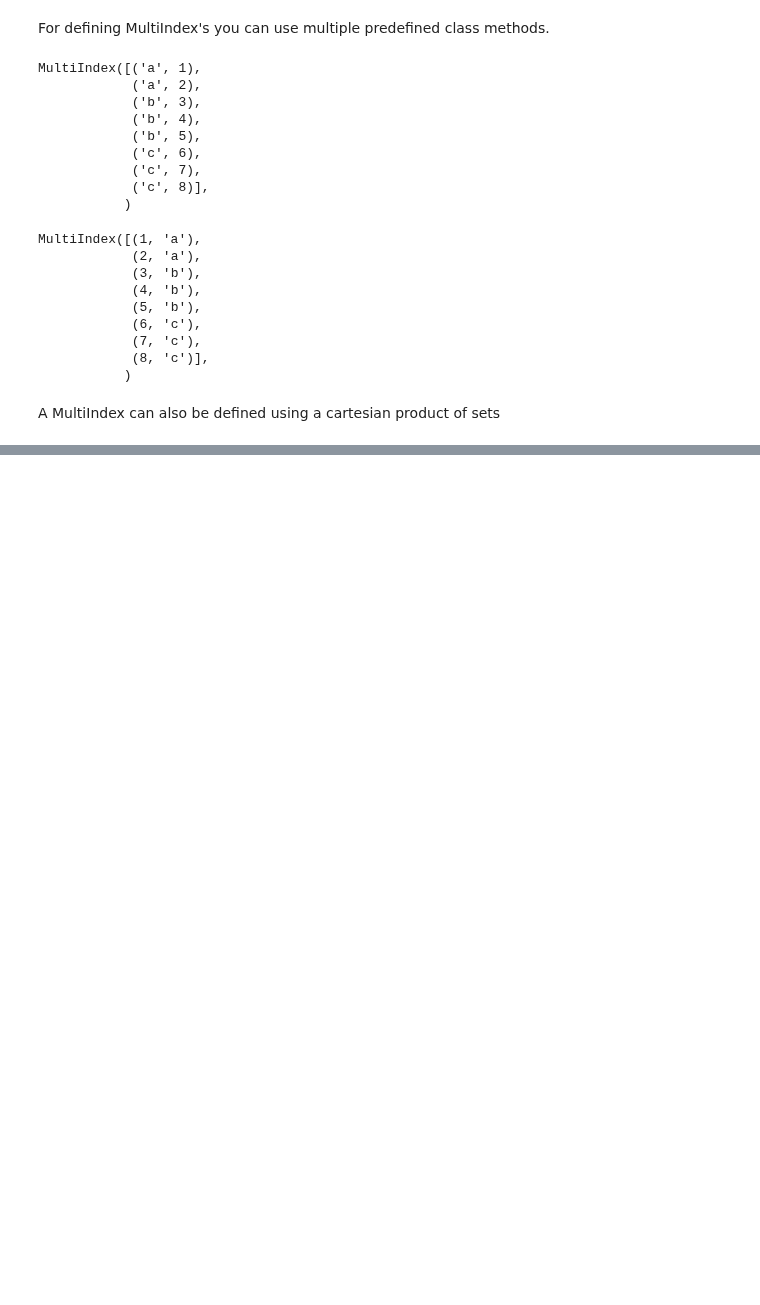
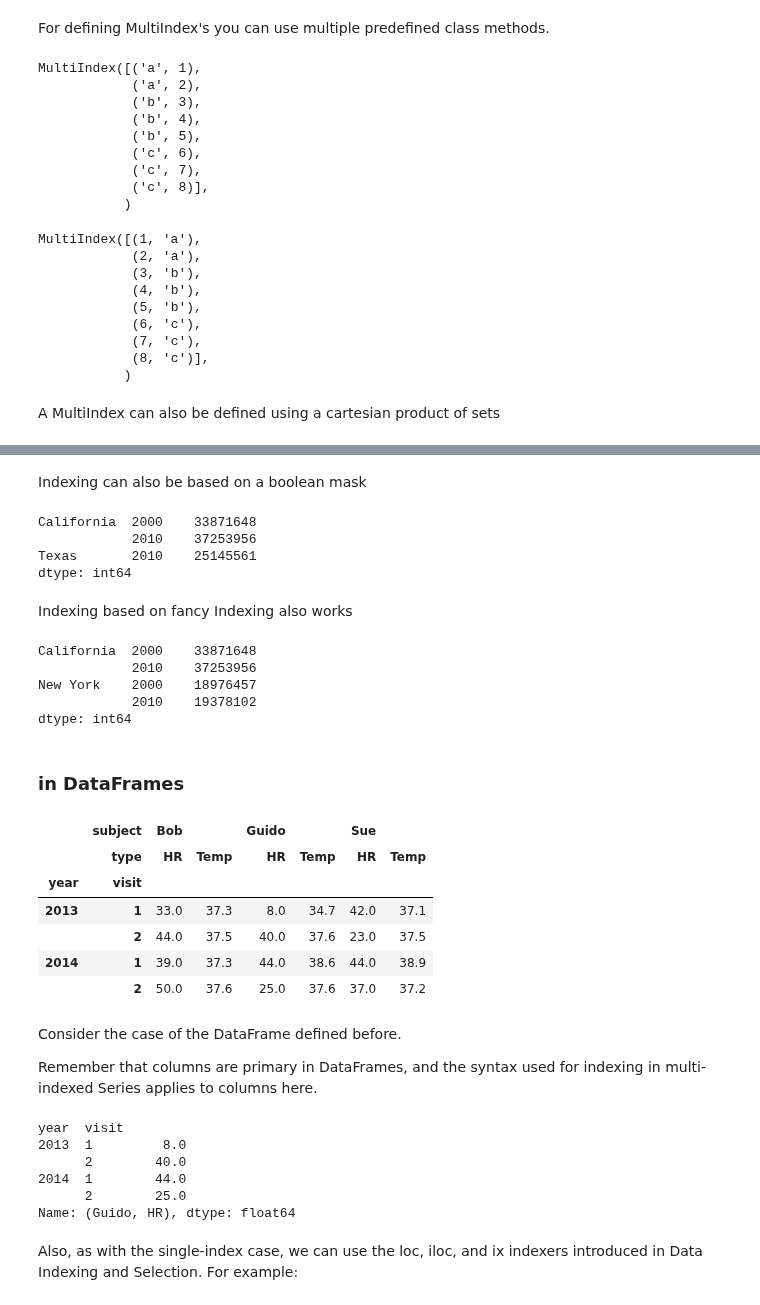
Before and after one commit to denis-james/Self-Learning, a Jupyter notebook: Pandas/5. Hierarchical Indexing.ipynb, the cells around one changed output, grey strips where cells are left out. Cells and saved outputs as stored; diff of their text form; code cells hidden in the pictures; blank space fills up the shorter version.

```diff
--- a/Pandas/5. Hierarchical Indexing.ipynb
+++ b/Pandas/5. Hierarchical Indexing.ipynb
@@ -206,0 +361,46 @@ pd.multi
+# %% [markdown]
+Indexing can also be based on a boolean mask
+# %%
+Popz[Popz>22000000]
+# %% [output]
+California  2000    33871648
+            2010    37253956
+Texas       2010    25145561
+dtype: int64
+# %% [markdown]
+Indexing based on fancy Indexing also works
+# %%
+Popz[['California','New York']]
+# %% [output]
+California  2000    33871648
+            2010    37253956
+New York    2000    18976457
+            2010    19378102
+dtype: int64
+# %% [markdown]
+### in DataFrames
+# %%
+health_data
+# %% [output]
+|  | subject | Bob |  | Guido |  | Sue |  |
+|  | type | HR | Temp | HR | Temp | HR | Temp |
+| year | visit |  |  |  |  |  |  |
+| 2013 | 1 | 33.0 | 37.3 | 8.0 | 34.7 | 42.0 | 37.1 |
+|  | 2 | 44.0 | 37.5 | 40.0 | 37.6 | 23.0 | 37.5 |
+| 2014 | 1 | 39.0 | 37.3 | 44.0 | 38.6 | 44.0 | 38.9 |
+|  | 2 | 50.0 | 37.6 | 25.0 | 37.6 | 37.0 | 37.2 |
+# %% [markdown]
+Consider the case of the DataFrame defined before.
+
+Remember that columns are primary in DataFrames, and the syntax used for indexing in multi-indexed Series applies to columns here.
+# %%
+health_data['Guido','HR']
+# %% [output]
+year  visit
+2013  1         8.0
+      2        40.0
+2014  1        44.0
+      2        25.0
+Name: (Guido, HR), dtype: float64
+# %% [markdown]
+Also, as with the single-index case, we can use the loc, iloc, and ix indexers introduced in Data Indexing and Selection. For example:
```
Also changed, not shown: parts of 44 cells of this notebook.
